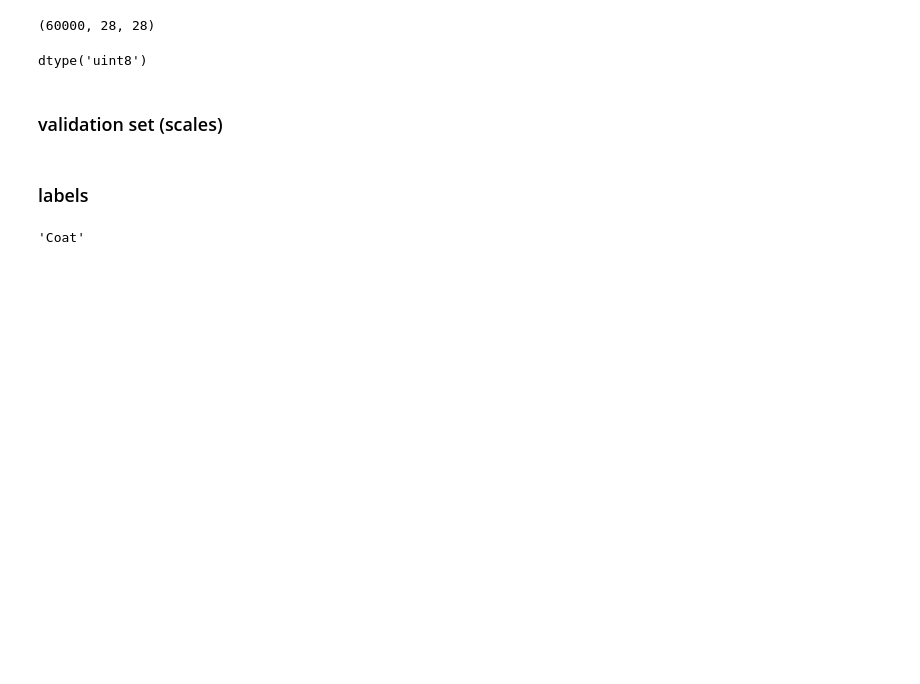
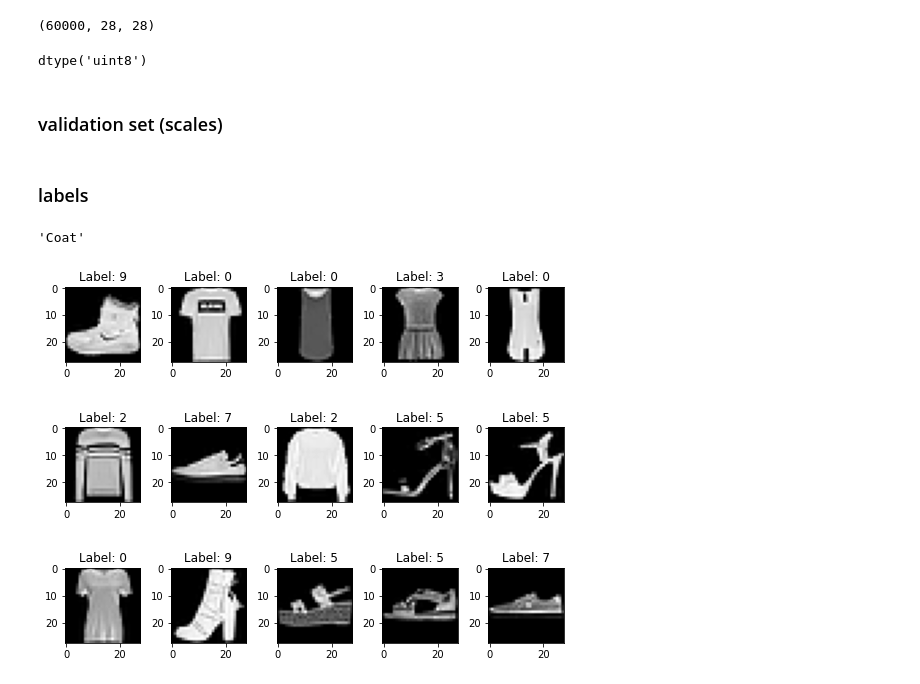
Before and after one commit to tekeuange23/ml-in-action, a Jupyter notebook: tensorflow.ipynb, the cells around one changed output. Drawn from its saved outputs; the diff is of its cells as text; code cells hidden in the pictures; blank space fills up the shorter version.

Commit message:
adding: Plot The Fashion MNIST Dataset

```diff
--- a/tensorflow.ipynb
+++ b/tensorflow.ipynb
@@ -47,0 +51,20 @@ class_names[y_train[0]]
+# %%
+# specify the number of rows and columns you want to see
+num_row = 3
+num_col = 5
+
+# get a segment of the dataset
+num = num_row*num_col
+images = X_train_full[:num]
+labels = y_train_full[:num]
+
+# plot images
+fig, axes = plt.subplots(num_row, num_col, figsize=(1.5*num_col, 2*num_row))
+for i in range(num_row*num_col):
+    ax = axes[i//num_col, i % num_col]
+    ax.imshow(images[i], cmap='gray')
+    ax.set_title('Label: {}'.format(labels[i]))
+plt.tight_layout()
+plt.show()
+# %% [output]
+[figure, added]
```
Also changed, not shown: parts of 1 cell of this notebook.
